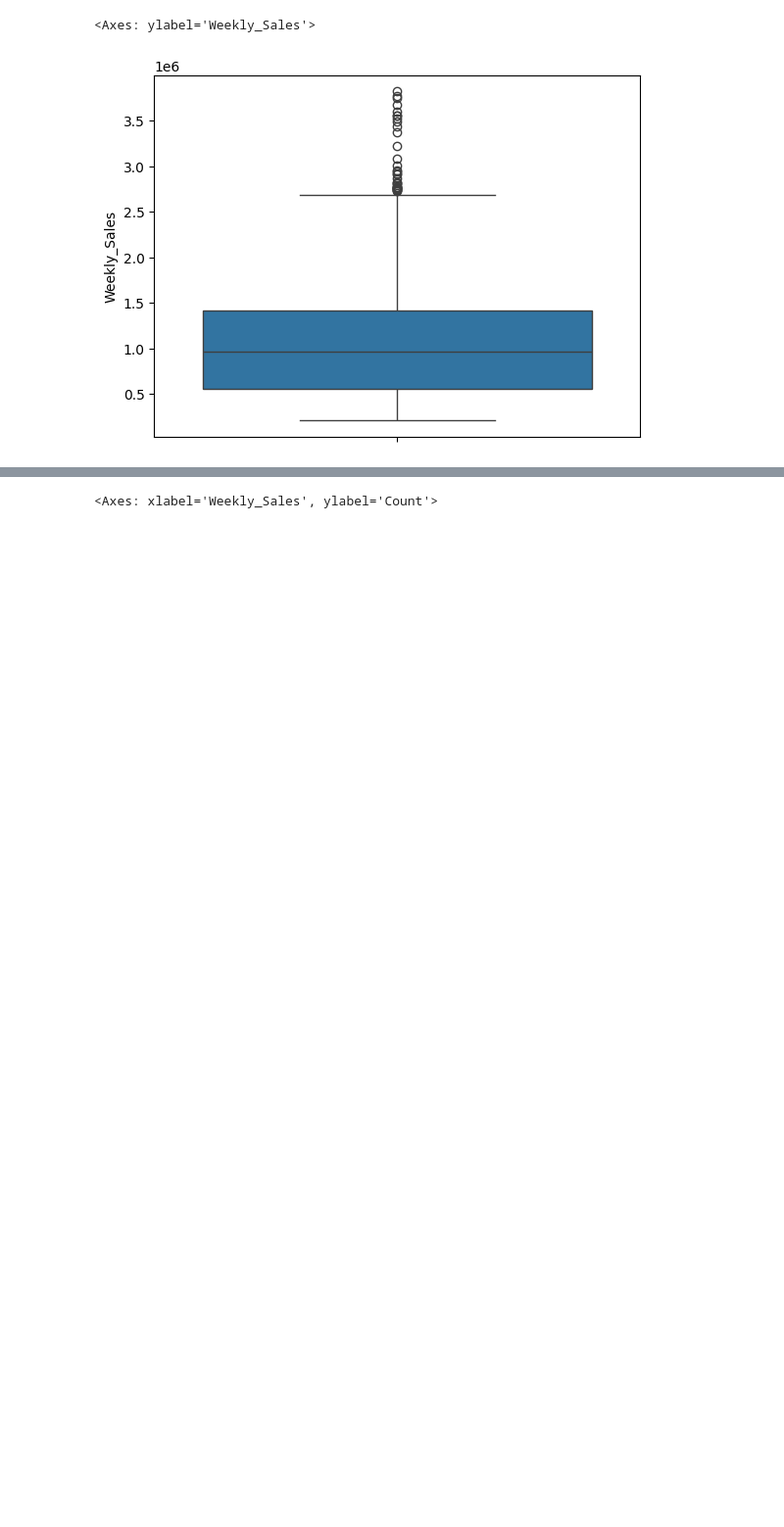
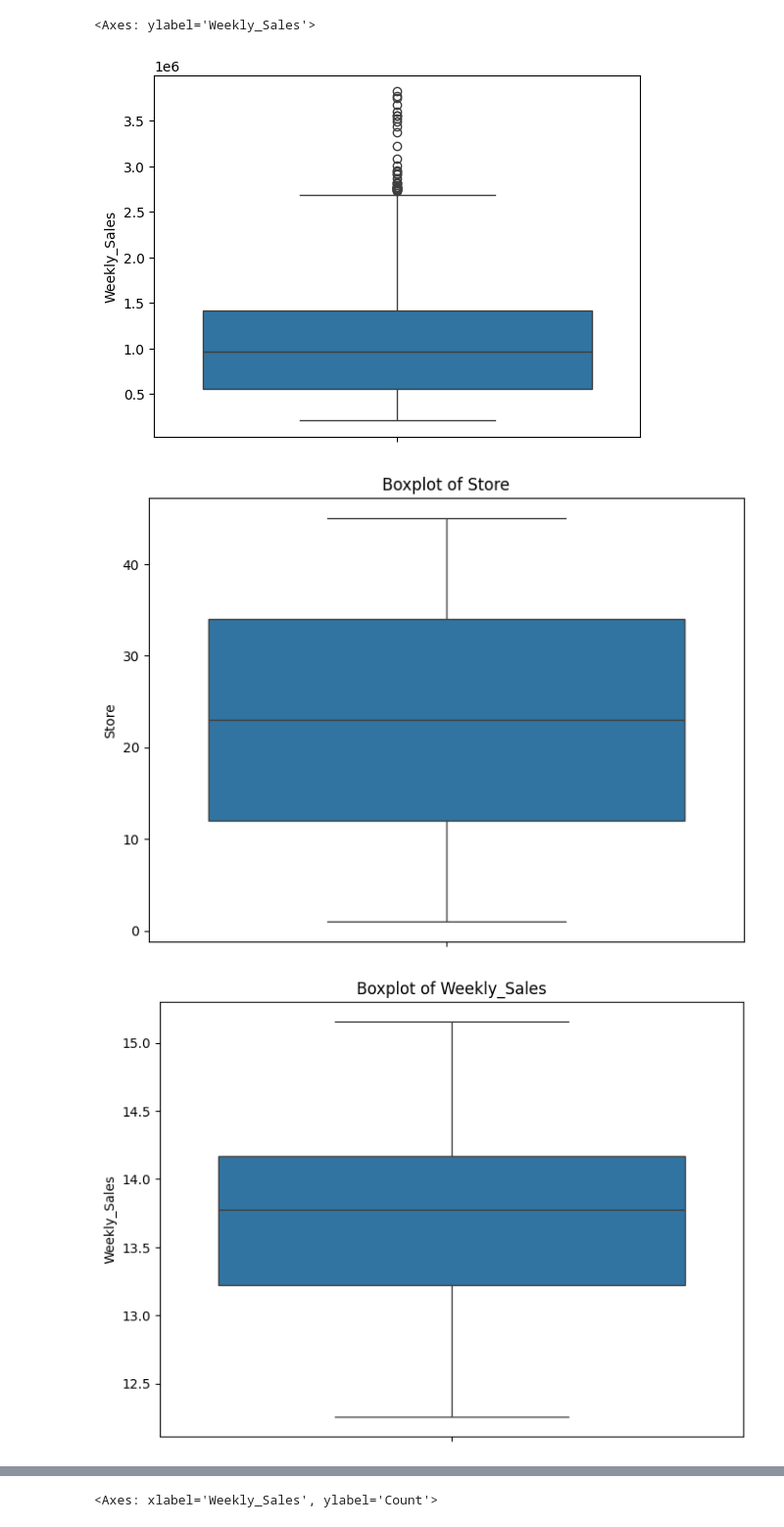
Before and after one commit to Yash-Pandey007/Wallmart_Sales, a Jupyter notebook: Walmart_Salesipynb.ipynb, the cells around one changed output, grey strips where cells are left out. Shown at 98% size. Saved outputs shown, nothing was run; the diff lists cells and outputs as text; code cells hidden in the pictures; blank space fills up the shorter version.

```diff
--- a/Walmart_Salesipynb.ipynb
+++ b/Walmart_Salesipynb.ipynb
@@ -94,3 +94,12 @@ sns.boxplot(n_df["Weekly_Sales"])
 # %% [output]
 <Axes: ylabel='Weekly_Sales'>
 [figure]
+# %%
+for col in n_df.select_dtypes(include=np.number):
+  plt.figure(figsize=(8, 6))
+  sns.boxplot(n_df[col])
+  plt.title(f'Boxplot of {col}')
+  plt.show()
+# %% [output]
+[figure, added]
+[figure, added]
```
Also changed, not shown: parts of 11 cells of this notebook.
